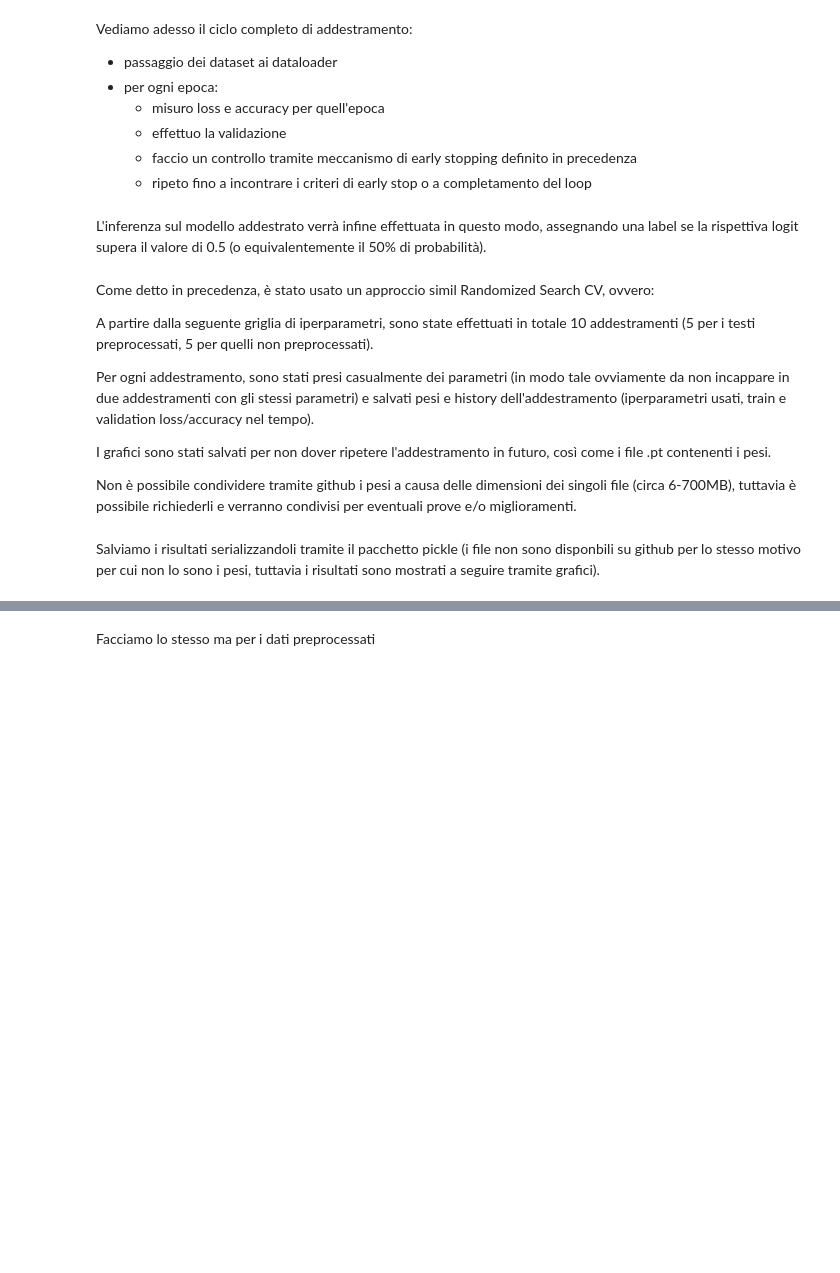
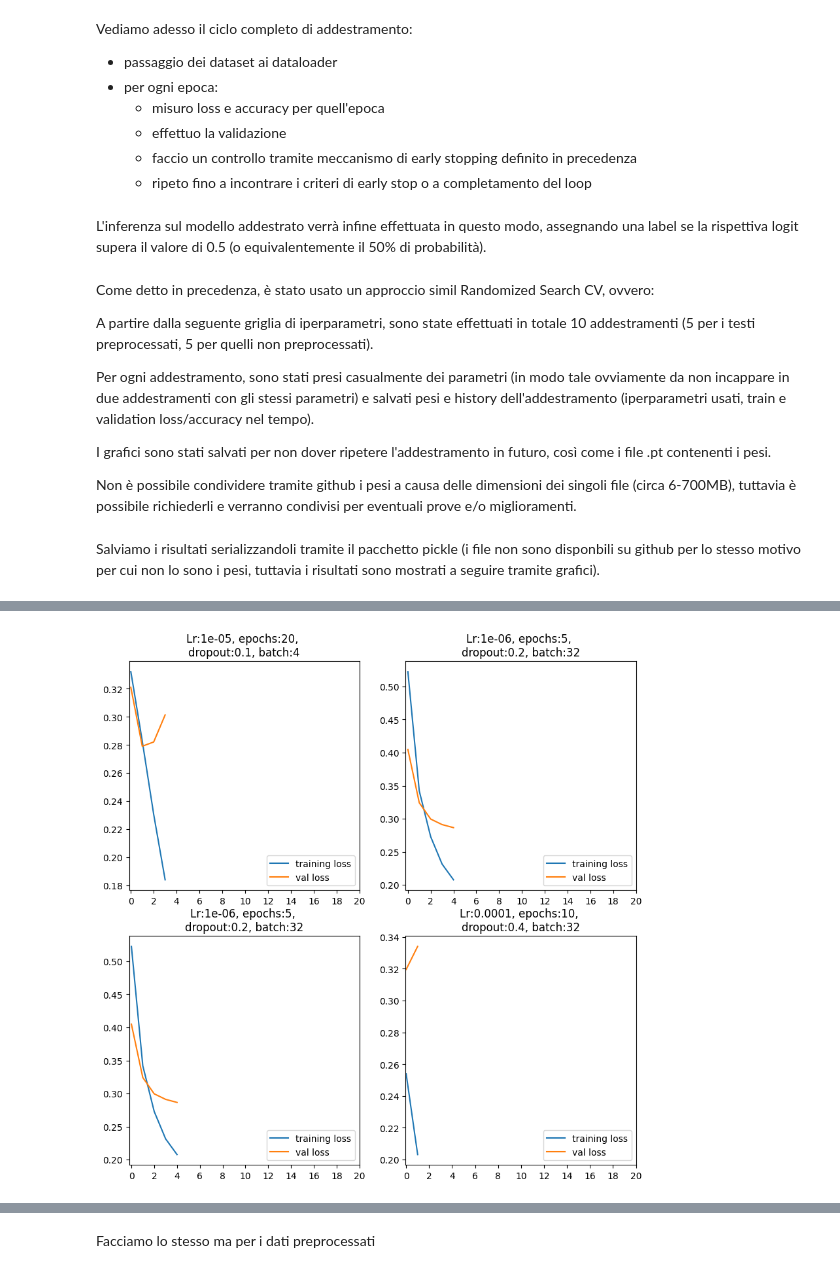
Before and after one commit to emanuelemuzio/nlp, a Jupyter notebook: TaskA.ipynb, the cells around one changed output, grey strips where cells are left out. Drawn from its saved outputs; the diff is of its cells as text; code cells hidden in the pictures; blank space fills up the shorter version.

```diff
--- a/TaskA.ipynb
+++ b/TaskA.ipynb
@@ -541,7 +559,7 @@ n_runs = 4
 run = None
 i = 0
 
-if not os.path.exists('hist.pkl'):
+if not os.path.exists('/content/drive/MyDrive/NLP/task_A/hist.pkl'):
     while i < n_runs:
         if torch.cuda.is_available():
             torch.cuda.empty_cache()
@@ -594,14 +612,14 @@ if not os.path.exists('hist.pkl'):
                 "weights" : best_weights
             }
         )
-    with open('hist.pkl', 'wb') as handle:
+    with open('/content/drive/MyDrive/NLP/task_A/hist.pkl', 'wb') as handle:
         save = {
             "hist" : hist,
             "runs" : runs
         }
         pickle.dump(save, handle)
 else:
-    f = open("hist.pkl",'rb')
+    f = open("/content/drive/MyDrive/NLP/task_A/hist.pkl",'rb')
     save = pickle.load(f)
     hist = save['hist']
     runs = save['runs']
@@ -634,19 +652,21 @@ Train accuracy: 0.8747 Val accuracy: 0.8780
 # %%
-if not os.path.exists('train_A.png'):
+if not os.path.exists('/content/drive/MyDrive/NLP/task_A/train_a.png'):
     fig, (ax) = plt.subplots( nrows=2, ncols=2, figsize=(10, 10))
     n_epochs = list(range(0, 22, 2))
 
     for i in range(2):
         for j in range(2):
             ax[i][j].set_title(f"Lr:{hist[i + j]['lr']}, epochs:{hist[i + j]['epochs']}, \ndropout:{hist[i + j]['dropout']}, batch:{hist[i + j]['batch_size']}")
             ax[i][j].plot(hist[i + j]['train_loss'], label='training loss')
             ax[i][j].plot(hist[i + j]['val_loss'], label='val loss')
             ax[i][j].legend(loc='lower right')
             ax[i][j].set_xticks(n_epochs)
 
     plt.show()
-    fig.savefig('train_A.png')
+    fig.savefig('/content/drive/MyDrive/NLP/task_A/train_A.png')
     plt.close(fig)
+# %% [output]
+[figure, added]
 # %% [markdown]
 ![Grafico di addestramento testo non preprocessato](https://github.com/emanuelemuzio/nlp/blob/master/train_A.png?raw=1)
 # %% [markdown]
```
Also changed, not shown: parts of 15 cells of this notebook.
